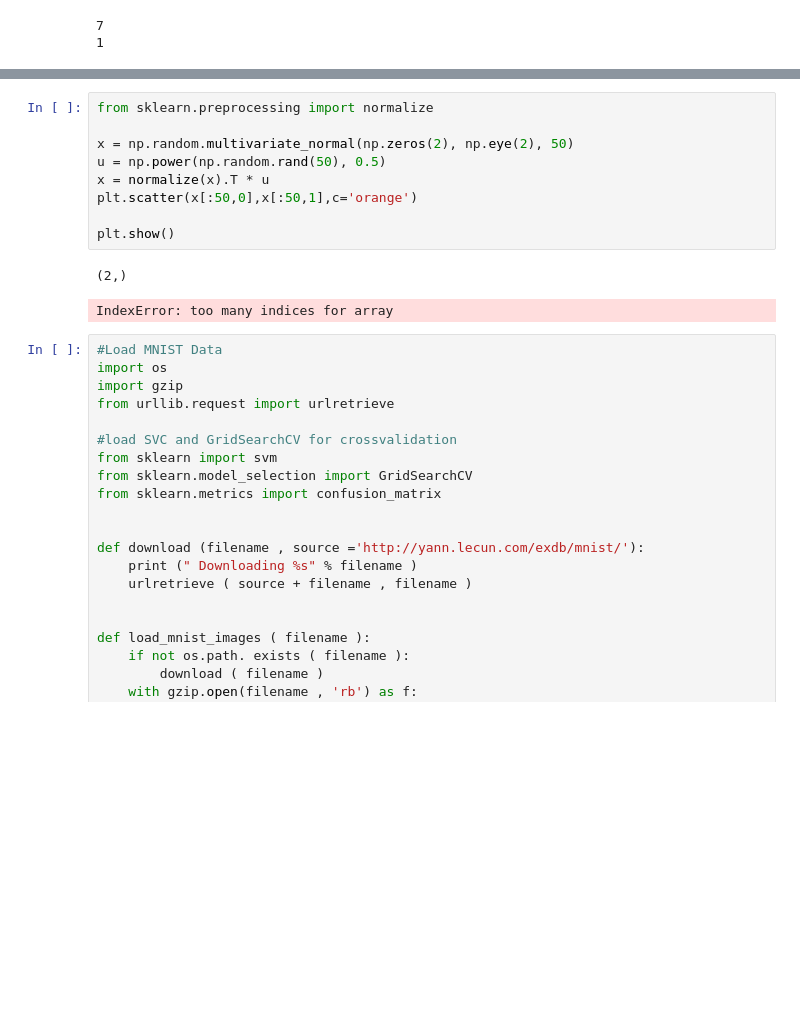
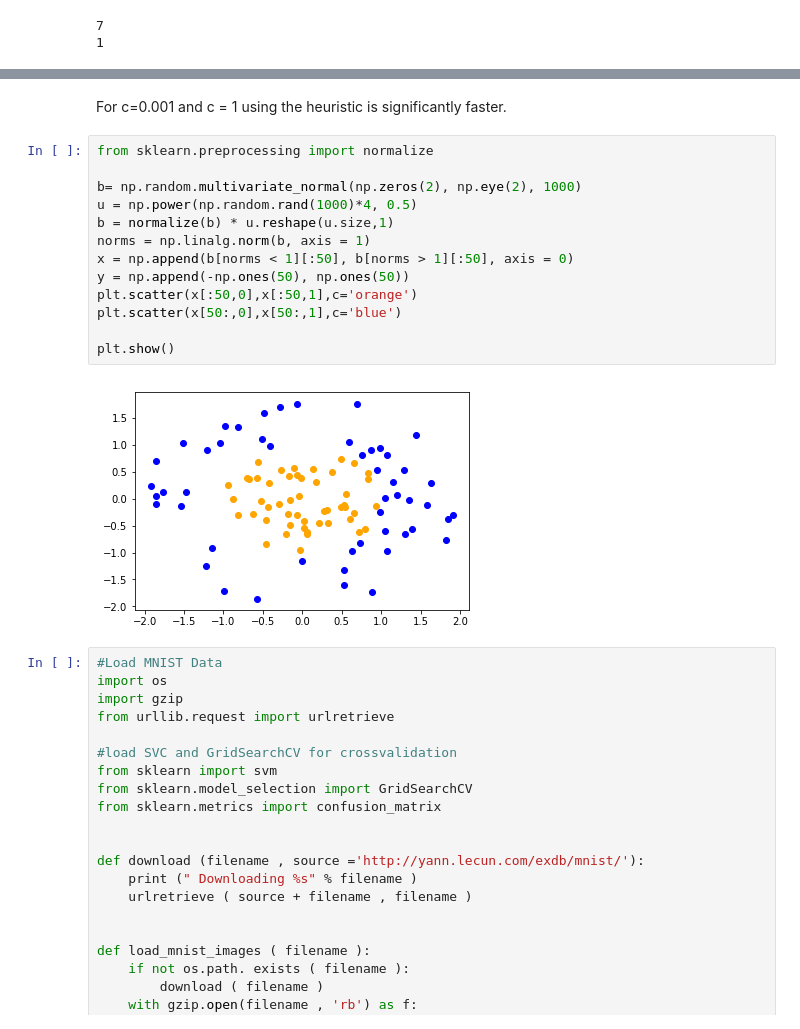
Before and after one commit to Janos95/lab_sheets, a Jupyter notebook: sheet2.ipynb, the cells around one changed output, grey strips where cells are left out. Saved outputs shown, nothing was run; the diff lists cells and outputs as text; blank space fills up the shorter version.

```diff
--- a/sheet2.ipynb
+++ b/sheet2.ipynb
@@ -215,15 +223,20 @@ ValueError: probabilities do not sum to 1
+# %% [markdown]
+For c=0.001 and c = 1 using the heuristic is significantly faster.
 # %%
 from sklearn.preprocessing import normalize
 
-x = np.random.multivariate_normal(np.zeros(2), np.eye(2), 50)
-u = np.power(np.random.rand(50), 0.5)
-x = normalize(x).T * u
+b= np.random.multivariate_normal(np.zeros(2), np.eye(2), 1000)
+u = np.power(np.random.rand(1000)*4, 0.5)
+b = normalize(b) * u.reshape(u.size,1)
+norms = np.linalg.norm(b, axis = 1)
+x = np.append(b[norms < 1][:50], b[norms > 1][:50], axis = 0)
+y = np.append(-np.ones(50), np.ones(50))
 plt.scatter(x[:50,0],x[:50,1],c='orange')
+plt.scatter(x[50:,0],x[50:,1],c='blue')
 
 plt.show()
 # %% [output]
-(2,)
-IndexError: too many indices for array
+[figure, added]
 # %%
 #Load MNIST Data
 import os
```
Also changed, not shown: parts of 8 cells of this notebook.
